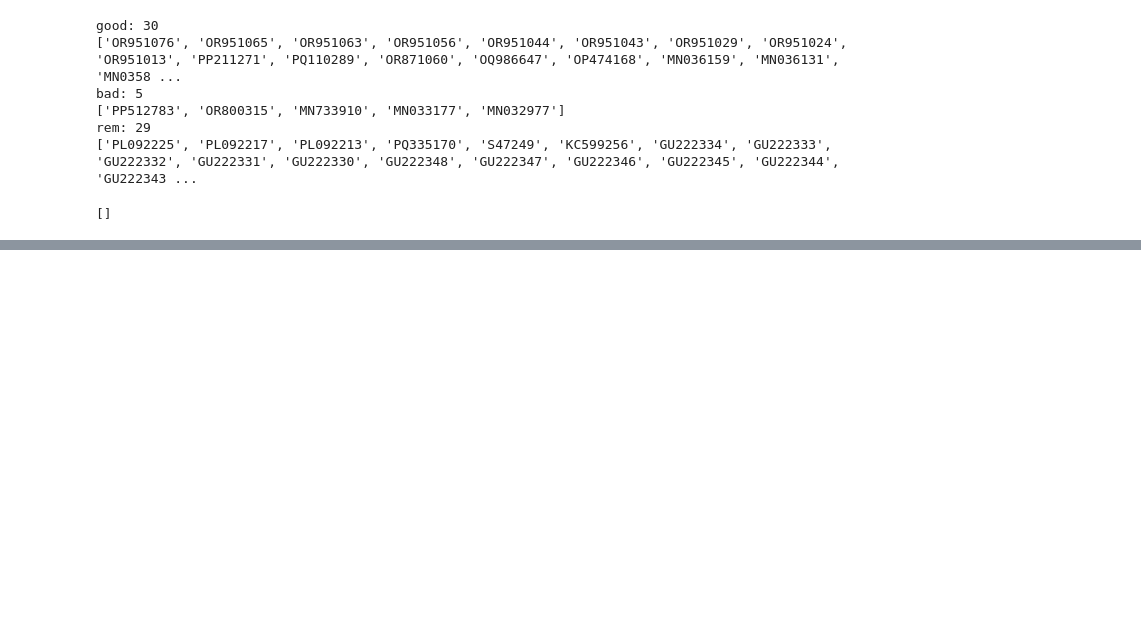
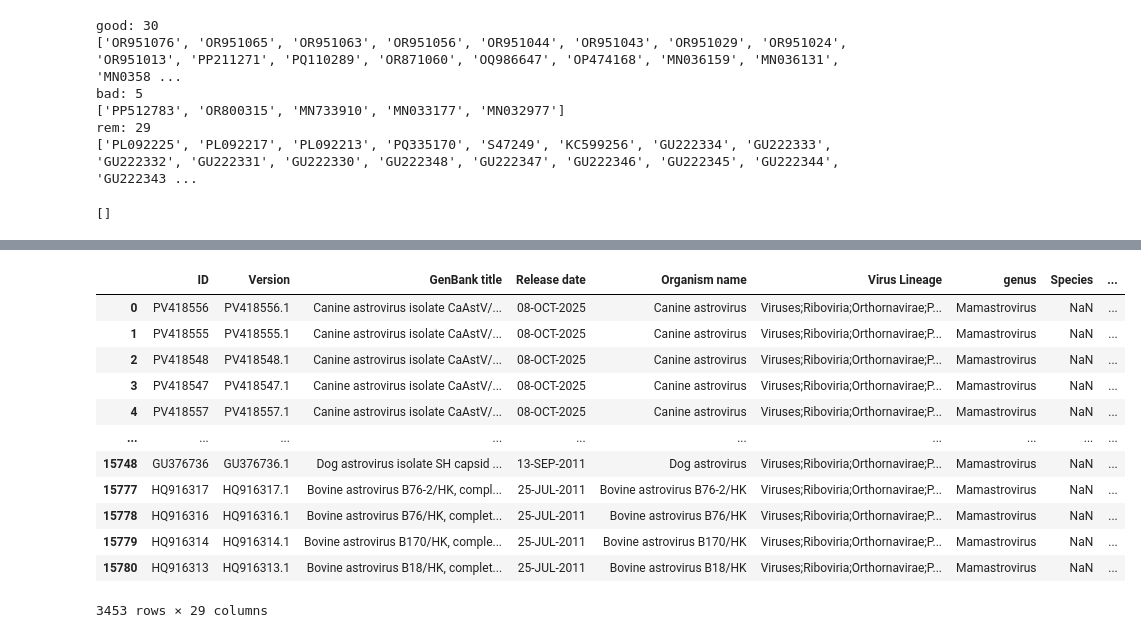
Before and after one commit to akarnaukhova2003/Astroviridae_database, a Jupyter notebook: data/find_orfs_from_interpro.ipynb, the cells around one changed output, grey strips where cells are left out. Drawn from its saved outputs; the diff is of its cells as text; code cells hidden in the pictures; blank space fills up the shorter version.

```diff
--- a/data/find_orfs_from_interpro.ipynb
+++ b/data/find_orfs_from_interpro.ipynb
@@ -1848,0 +1916,16 @@ print(diff)
+# %%
+df[(df['genus']=='Mamastrovirus')  & (df['Species'].isnull())]
+# %% [output]
+|  | ID | Version | GenBank title | Release date | Organism name | Virus Lineage | genus | Species | ... |
+| 0 | PV418556 | PV418556.1 | Canine astrovirus isolate CaAstV/... | 08-OCT-2025 | Canine astrovirus | Viruses;Riboviria;Orthornavirae;P... | Mamastrovirus | NaN | ... |
+| 1 | PV418555 | PV418555.1 | Canine astrovirus isolate CaAstV/... | 08-OCT-2025 | Canine astrovirus | Viruses;Riboviria;Orthornavirae;P... | Mamastrovirus | NaN | ... |
+| 2 | PV418548 | PV418548.1 | Canine astrovirus isolate CaAstV/... | 08-OCT-2025 | Canine astrovirus | Viruses;Riboviria;Orthornavirae;P... | Mamastrovirus | NaN | ... |
+| 3 | PV418547 | PV418547.1 | Canine astrovirus isolate CaAstV/... | 08-OCT-2025 | Canine astrovirus | Viruses;Riboviria;Orthornavirae;P... | Mamastrovirus | NaN | ... |
+| 4 | PV418557 | PV418557.1 | Canine astrovirus isolate CaAstV/... | 08-OCT-2025 | Canine astrovirus | Viruses;Riboviria;Orthornavirae;P... | Mamastrovirus | NaN | ... |
+| ... | ... | ... | ... | ... | ... | ... | ... | ... | ... |
+| 15748 | GU376736 | GU376736.1 | Dog astrovirus isolate SH capsid ... | 13-SEP-2011 | Dog astrovirus | Viruses;Riboviria;Orthornavirae;P... | Mamastrovirus | NaN | ... |
+| 15777 | HQ916317 | HQ916317.1 | Bovine astrovirus B76-2/HK, compl... | 25-JUL-2011 | Bovine astrovirus B76-2/HK | Viruses;Riboviria;Orthornavirae;P... | Mamastrovirus | NaN | ... |
+| 15778 | HQ916316 | HQ916316.1 | Bovine astrovirus B76/HK, complet... | 25-JUL-2011 | Bovine astrovirus B76/HK | Viruses;Riboviria;Orthornavirae;P... | Mamastrovirus | NaN | ... |
+| 15779 | HQ916314 | HQ916314.1 | Bovine astrovirus B170/HK, comple... | 25-JUL-2011 | Bovine astrovirus B170/HK | Viruses;Riboviria;Orthornavirae;P... | Mamastrovirus | NaN | ... |
+| 15780 | HQ916313 | HQ916313.1 | Bovine astrovirus B18/HK, complet... | 25-JUL-2011 | Bovine astrovirus B18/HK | Viruses;Riboviria;Orthornavirae;P... | Mamastrovirus | NaN | ... |
+3453 rows × 29 columns
```
Also changed, not shown: parts of 7 cells of this notebook, 30 other files.
